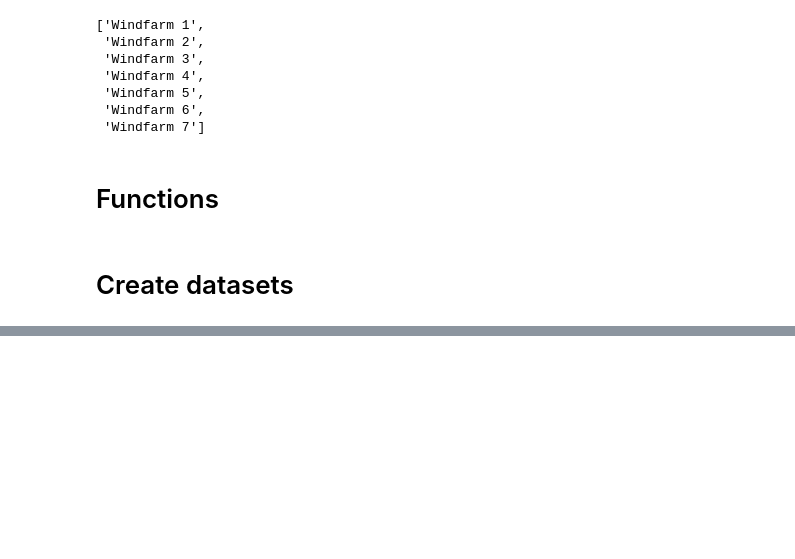
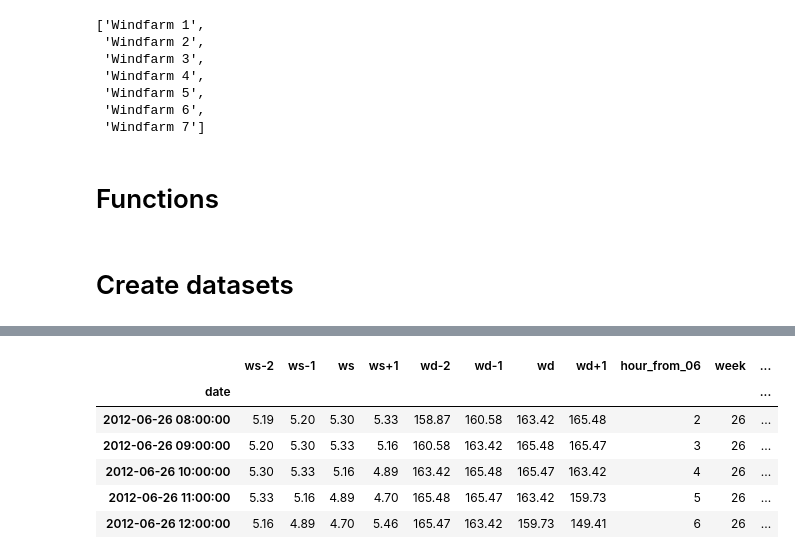
Before and after one commit to Pontius1007/TDT4859, a Jupyter notebook: data_preprocessing.ipynb, the cells around one changed output, grey strips where cells are left out. Drawn from its saved outputs; the diff is of its cells as text; code cells hidden in the pictures; blank space fills up the shorter version.

Commit message:
Oppdatert datasett med datokolonne og fjernet rader med manglende verdier.

```diff
--- a/data_preprocessing.ipynb
+++ b/data_preprocessing.ipynb
@@ -194,14 +194,15 @@ def main(forecast, train, windpark, filename):
     forecast_df = prepare_columns(forecast_df)
     forecast_df = create_features(forecast_df, train_df, windpark)
     forecast_df.drop(['date'], axis=1, inplace=True)
+    forecast_df.dropna(axis=0, how='any', inplace = True)
     # Write to csv file:
-    forecast_df.to_csv(filename, index=False)
+    forecast_df.to_csv(filename, index=True)
 
     return forecast_df
 # %% [markdown]
 # Create datasets
 # %%
-for i in tqdm(range(len(forecasts)), desc='Overall progress'):
+for i in tqdm(range(len(forecasts)-1), desc='Overall progress'):
     out = main(forecasts[i], train, windparks[i], filenames[i])
 
 out.head()
@@ -243,0 +223,11 @@ out
+# %%
+# Check for missing values in last dataset:
+out.loc[pd.isna(out)]
+# %% [output]
+|  | ws-2 | ws-1 | ws | ws+1 | wd-2 | wd-1 | wd | wd+1 | hour_from_06 | week | ... |
+| date |  |  |  |  |  |  |  |  |  |  | ... |
+| 2012-06-26 08:00:00 | 5.19 | 5.20 | 5.30 | 5.33 | 158.87 | 160.58 | 163.42 | 165.48 | 2 | 26 | ... |
+| 2012-06-26 09:00:00 | 5.20 | 5.30 | 5.33 | 5.16 | 160.58 | 163.42 | 165.48 | 165.47 | 3 | 26 | ... |
+| 2012-06-26 10:00:00 | 5.30 | 5.33 | 5.16 | 4.89 | 163.42 | 165.48 | 165.47 | 163.42 | 4 | 26 | ... |
+| 2012-06-26 11:00:00 | 5.33 | 5.16 | 4.89 | 4.70 | 165.48 | 165.47 | 163.42 | 159.73 | 5 | 26 | ... |
+| 2012-06-26 12:00:00 | 5.16 | 4.89 | 4.70 | 5.46 | 165.47 | 163.42 | 159.73 | 149.41 | 6 | 26 | ... |
```
Also changed, not shown: parts of 7 cells of this notebook, 7 other files.
